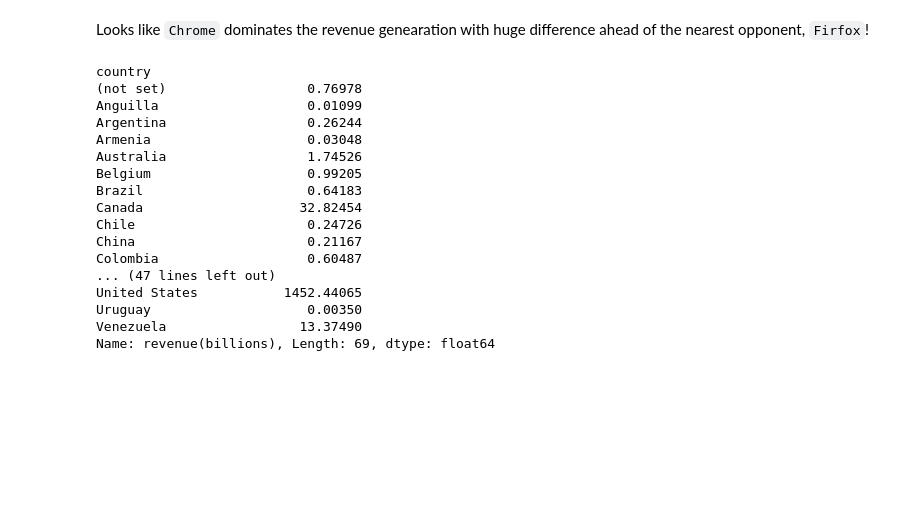
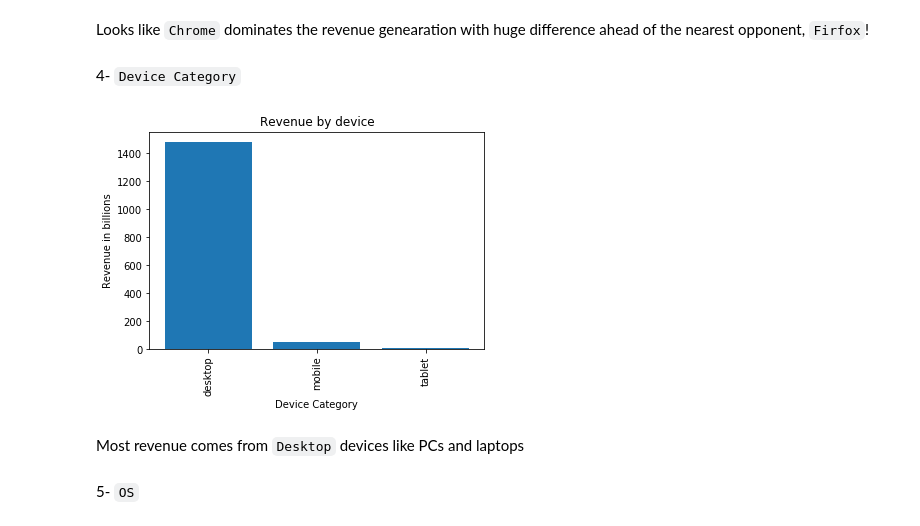
Before and after one commit to Storify-Your-Data/ahmedeweed, a Jupyter notebook: Google analytics EDA.ipynb, the cells around one changed output. Cells and saved outputs as stored; diff of their text form; code cells hidden in the pictures; blank space fills up the shorter version.

```diff
--- a/Google analytics EDA.ipynb
+++ b/Google analytics EDA.ipynb
@@ -364,23 +357,24 @@ plt.show()
 [figure]
 # %% [markdown]
 Looks like `Chrome` dominates the revenue genearation with huge difference ahead of the nearest opponent, `Firfox`!
-# %%
-df_part.groupby('country')['revenue(billions)'].sum()
-# %% [output]
-country
-(not set)                  0.76978
-Anguilla                   0.01099
-Argentina                  0.26244
-Armenia                    0.03048
-Australia                  1.74526
-Belgium                    0.99205
-Brazil                     0.64183
-Canada                    32.82454
-Chile                      0.24726
-China                      0.21167
-Colombia                   0.60487
-... (47 lines left out)
-United States           1452.44065
-Uruguay                    0.00350
-Venezuela                 13.37490
-Name: revenue(billions), Length: 69, dtype: float64
+# %% [markdown]
+4- `Device Category`
+# %%
+# group data by device category and revenue sum
+dvc_grp = df_part.groupby('devicecategory')['revenue(billions)'].sum()
+# %%
+# plot sum of revenue in billions based on which device used for generating that revenue
+x = dvc_grp.index
+y = dvc_grp.values
+plt.xlabel('Device Category')
+plt.ylabel('Revenue in billions')
+plt.title('Revenue by device')
+plt.bar(x,y)
+plt.xticks(rotation = 90)
+plt.show()
+# %% [output]
+[figure, added]
+# %% [markdown]
+Most revenue comes from `Desktop` devices like PCs and laptops
+# %% [markdown]
+5- `OS`
```
Also changed, not shown: parts of 42 cells of this notebook.
